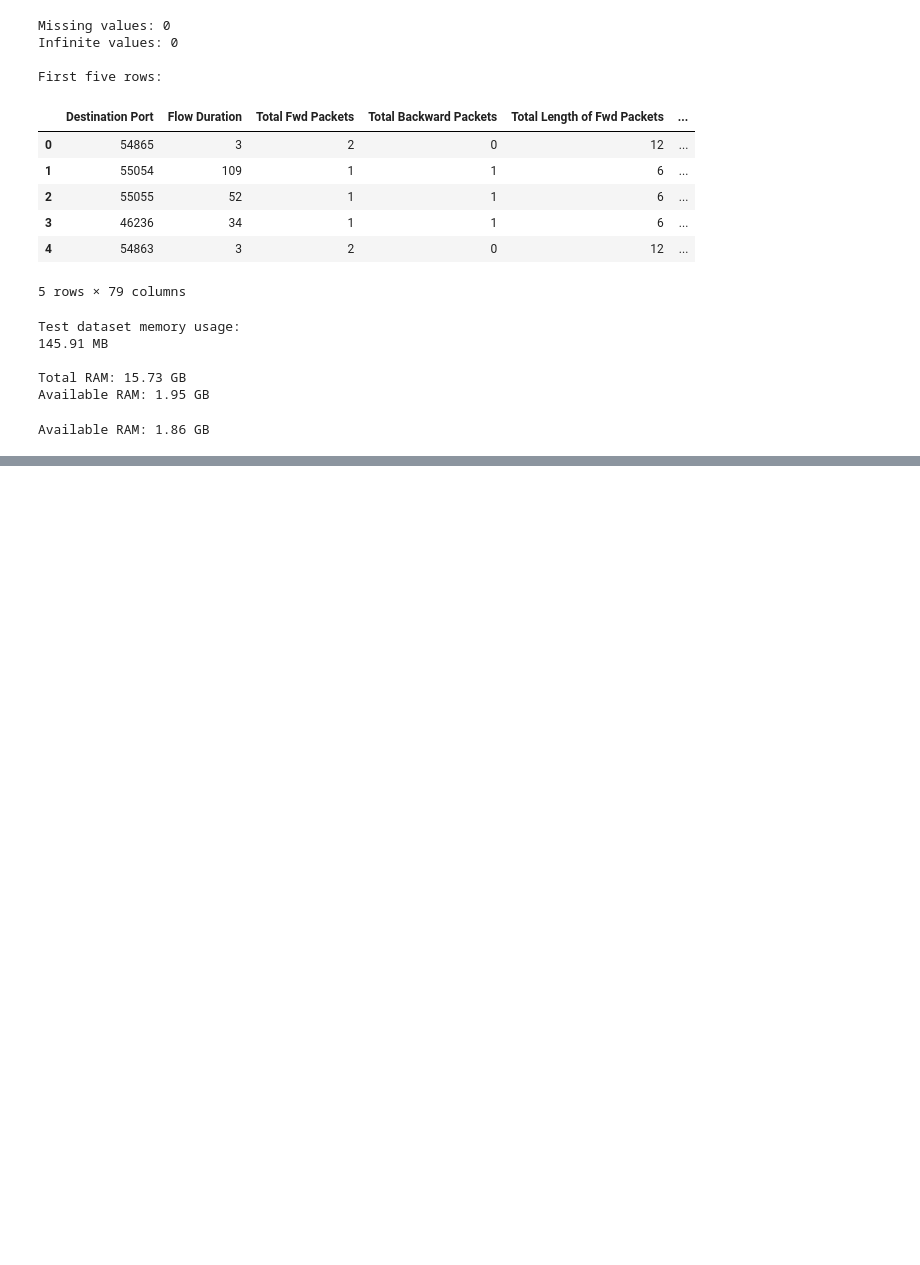
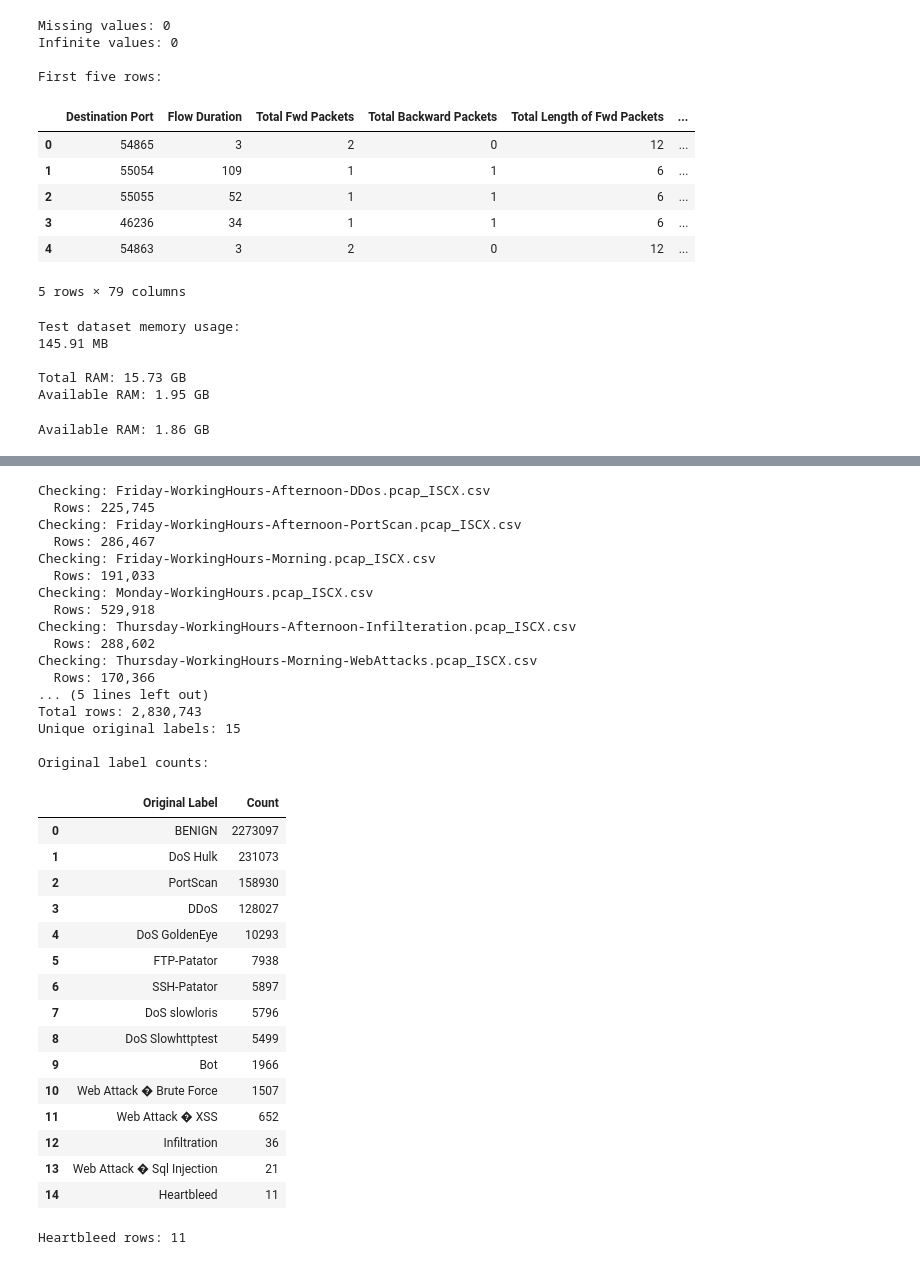
Before and after one commit to AtharvKharate88/Network_intrusion_detection_system, a Jupyter notebook: ml/nids_training.ipynb, the cells around one changed output, grey strips where cells are left out. Drawn from its saved outputs; the diff is of its cells as text; code cells hidden in the pictures; blank space fills up the shorter version.

```diff
--- a/ml/nids_training.ipynb
+++ b/ml/nids_training.ipynb
@@ -351,0 +730,74 @@ Available RAM: 1.86 GB
+# %%
+from collections import Counter
+import pandas as pd
+
+total_rows = 0
+label_counts = Counter()
+
+for file in csv_files:
+    file_rows = 0
+    print("Checking:", file.name)
+
+    for chunk in pd.read_csv(file, chunksize=100_000, low_memory=False):
+        chunk.columns = chunk.columns.str.strip()
+
+        label_col = next(
+            col for col in chunk.columns
+            if col.lower() == "label"
+        )
+
+        file_rows += len(chunk)
+        label_counts.update(
+            chunk[label_col].astype("string").str.strip().dropna()
+        )
+
+    total_rows += file_rows
+    print(f"  Rows: {file_rows:,}")
+
+print(f"\nTotal rows: {total_rows:,}")
+print(f"Unique original labels: {len(label_counts)}")
+
+print("\nOriginal label counts:")
+display(
+    pd.DataFrame(
+        label_counts.items(),
+        columns=["Original Label", "Count"],
+    ).sort_values("Count", ascending=False).reset_index(drop=True)
+)
+
+print("\nHeartbleed rows:", label_counts.get("Heartbleed", 0))
+# %% [output]
+Checking: Friday-WorkingHours-Afternoon-DDos.pcap_ISCX.csv
+  Rows: 225,745
+Checking: Friday-WorkingHours-Afternoon-PortScan.pcap_ISCX.csv
+  Rows: 286,467
+Checking: Friday-WorkingHours-Morning.pcap_ISCX.csv
+  Rows: 191,033
+Checking: Monday-WorkingHours.pcap_ISCX.csv
+  Rows: 529,918
+Checking: Thursday-WorkingHours-Afternoon-Infilteration.pcap_ISCX.csv
+  Rows: 288,602
+Checking: Thursday-WorkingHours-Morning-WebAttacks.pcap_ISCX.csv
+  Rows: 170,366
+... (5 lines left out)
+Total rows: 2,830,743
+Unique original labels: 15
+
+Original label counts:
+|  | Original Label | Count |
+| 0 | BENIGN | 2273097 |
+| 1 | DoS Hulk | 231073 |
+| 2 | PortScan | 158930 |
+| 3 | DDoS | 128027 |
+| 4 | DoS GoldenEye | 10293 |
+| 5 | FTP-Patator | 7938 |
+| 6 | SSH-Patator | 5897 |
+| 7 | DoS slowloris | 5796 |
+| 8 | DoS Slowhttptest | 5499 |
+| 9 | Bot | 1966 |
+| 10 | Web Attack � Brute Force | 1507 |
+| 11 | Web Attack � XSS | 652 |
+| 12 | Infiltration | 36 |
+| 13 | Web Attack � Sql Injection | 21 |
+| 14 | Heartbleed | 11 |
+Heartbleed rows: 11
```
Also changed, not shown: parts of 35 cells of this notebook, 15 other files.
